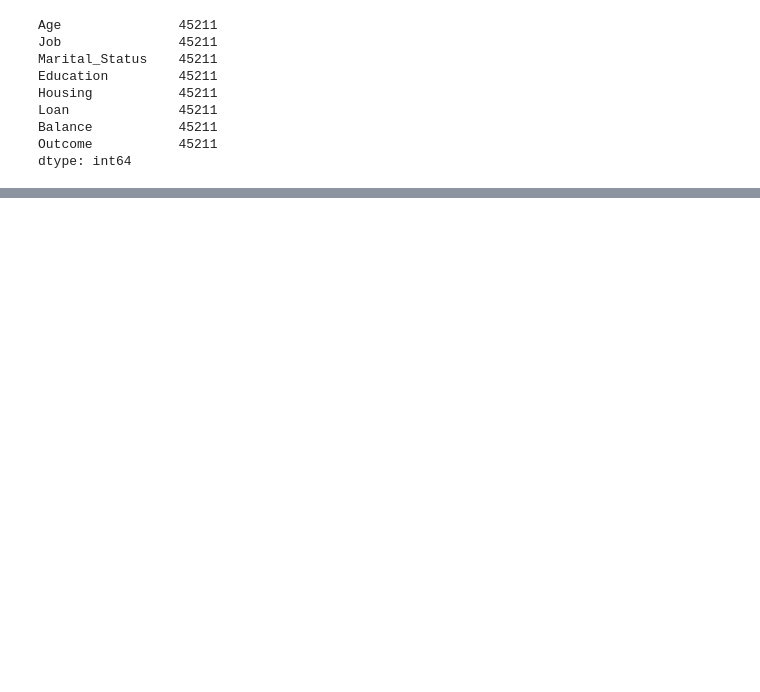
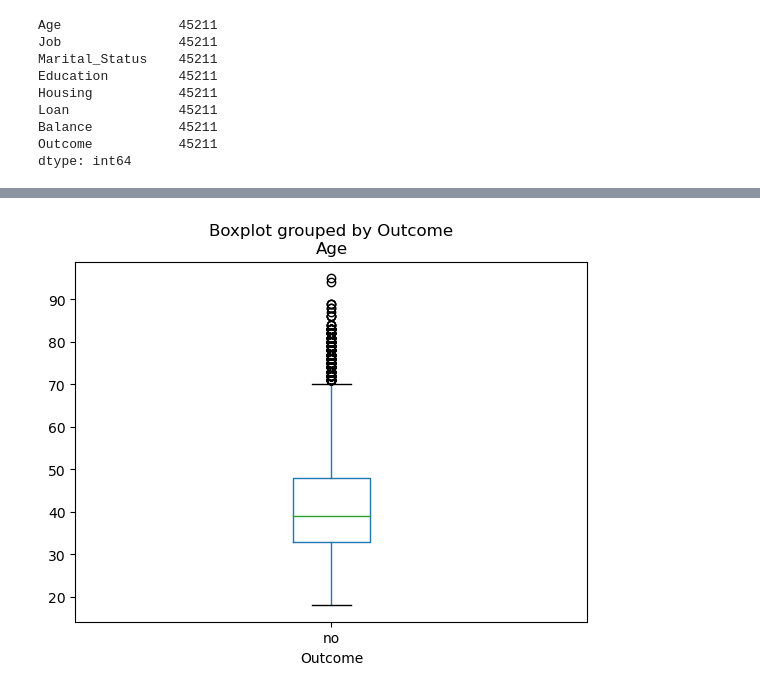
Before and after one commit to Prachi-Shah1002/Project_1, a Jupyter notebook: Main.ipynb, the cells around one changed output, grey strips where cells are left out. Cells and saved outputs as stored; diff of their text form; code cells hidden in the pictures; blank space fills up the shorter version.

```diff
--- a/Main.ipynb
+++ b/Main.ipynb
@@ -63,3 +70,8 @@ Loan              45211
 Balance           45211
 Outcome           45211
 dtype: int64
+# %%
+#Cleaning the data by removing unknown category from Job and Education column
+
+train_data_clean=train_data_df[train_data_df['Job']!='unknown'].loc[train_data_df['Education']!='unknown']
+train_data_clean.reset_index()
@@ -65,0 +92,5 @@ dtype: int64
+# %%
+#Selecting the Dataframe with Outcome No
+
+outcome_no = train_data_clean[train_data_clean["Outcome"].isin(['no'])]
+outcome_no
@@ -65,0 +139,7 @@ dtype: int64
+# %%
+# Generate a Box Plot for Age
+
+outcome_no.boxplot(by = 'Outcome', column=['Age'], grid = False)
+plt.show()
+# %% [output]
+[figure, added]
```
Also changed, not shown: parts of 13 cells of this notebook.
